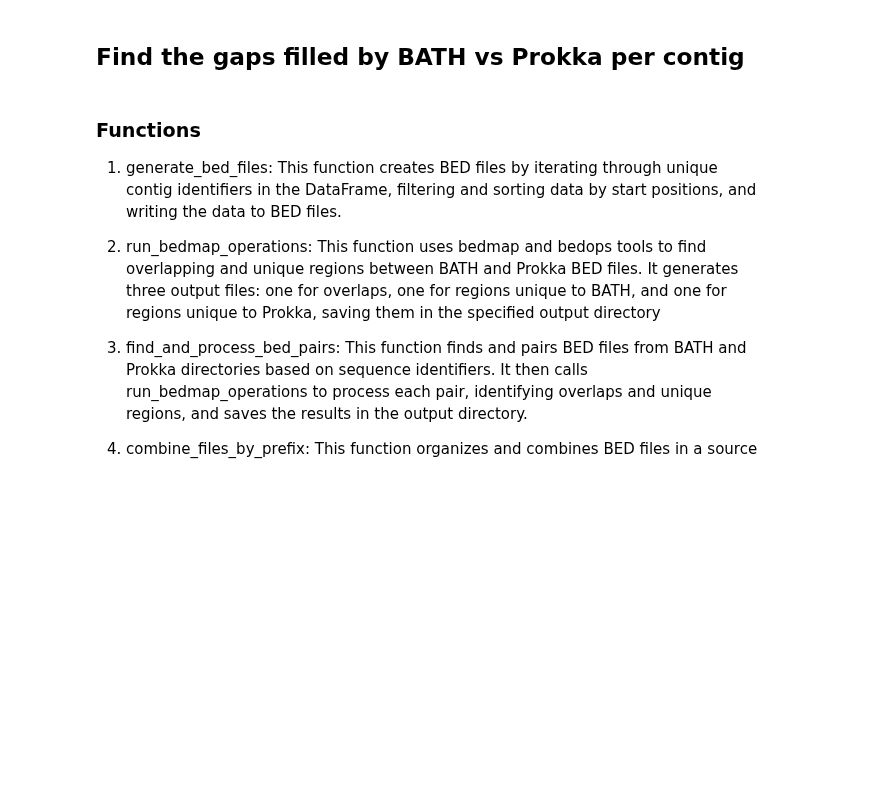
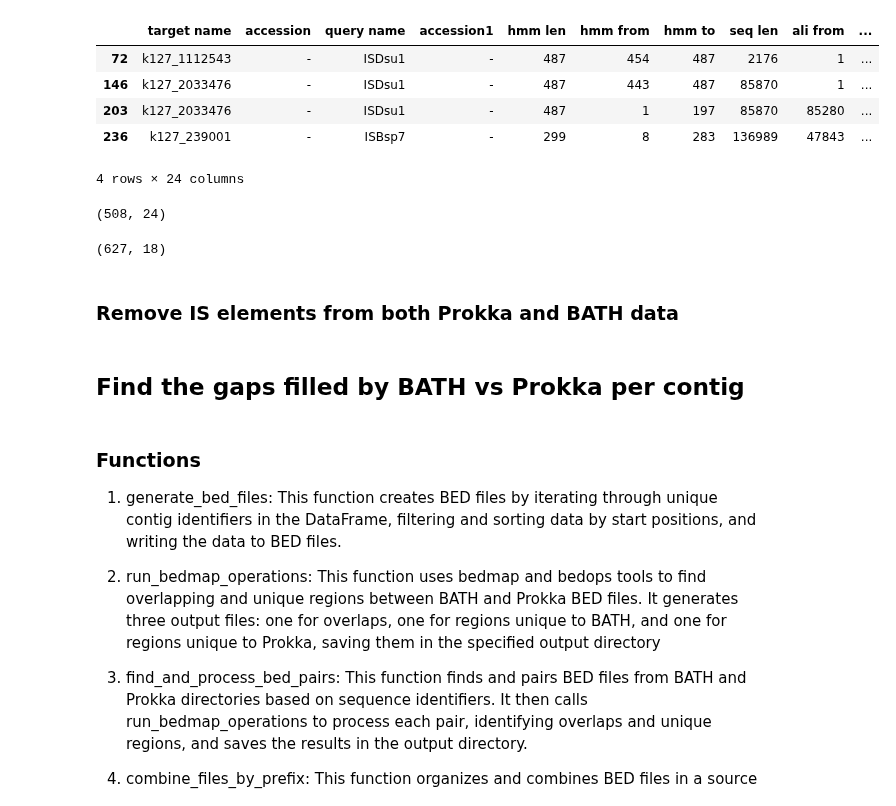
Before and after one commit to NehaSontakk/BATH-Prokka-Comparison, a Jupyter notebook: Updated_Contig_comparison_identifying_gaps_Prokka_vs_BATH.ipynb, the cells around one changed output. Cells and saved outputs as stored; diff of their text form; code cells hidden in the pictures; blank space fills up the shorter version.

```diff
--- a/Updated_Contig_comparison_identifying_gaps_Prokka_vs_BATH.ipynb
+++ b/Updated_Contig_comparison_identifying_gaps_Prokka_vs_BATH.ipynb
@@ -45,5 +63,22 @@ bath_protein['start'] = bath_protein['ali from']
 bath_protein['end'] = bath_protein['ali to']
 bath_protein['start'].fillna(bath_protein['ali from flip'],inplace=True)
 bath_protein['end'].fillna(bath_protein['ali to flip'],inplace=True)
+# %%
+bath_protein[bath_protein['query name'].str.startswith("IS")]
+# %% [output]
+|  | target name | accession | query name | accession1 | hmm len | hmm from | hmm to | seq len | ali from | ... |
+| 72 | k127_1112543 | - | ISDsu1 | - | 487 | 454 | 487 | 2176 | 1 | ... |
+| 146 | k127_2033476 | - | ISDsu1 | - | 487 | 443 | 487 | 85870 | 1 | ... |
+| 203 | k127_2033476 | - | ISDsu1 | - | 487 | 1 | 197 | 85870 | 85280 | ... |
+| 236 | k127_239001 | - | ISBsp7 | - | 299 | 8 | 283 | 136989 | 47843 | ... |
+4 rows × 24 columns
 # %%
-bath_protein.head()
+bath_protein.shape
+# %% [output]
+(508, 24)
+# %%
+prokka_proteins.shape
+# %% [output]
+(627, 18)
+# %% [markdown]
+### Remove IS elements from both Prokka and BATH data
```
Also changed, not shown: parts of 10 cells of this notebook.
